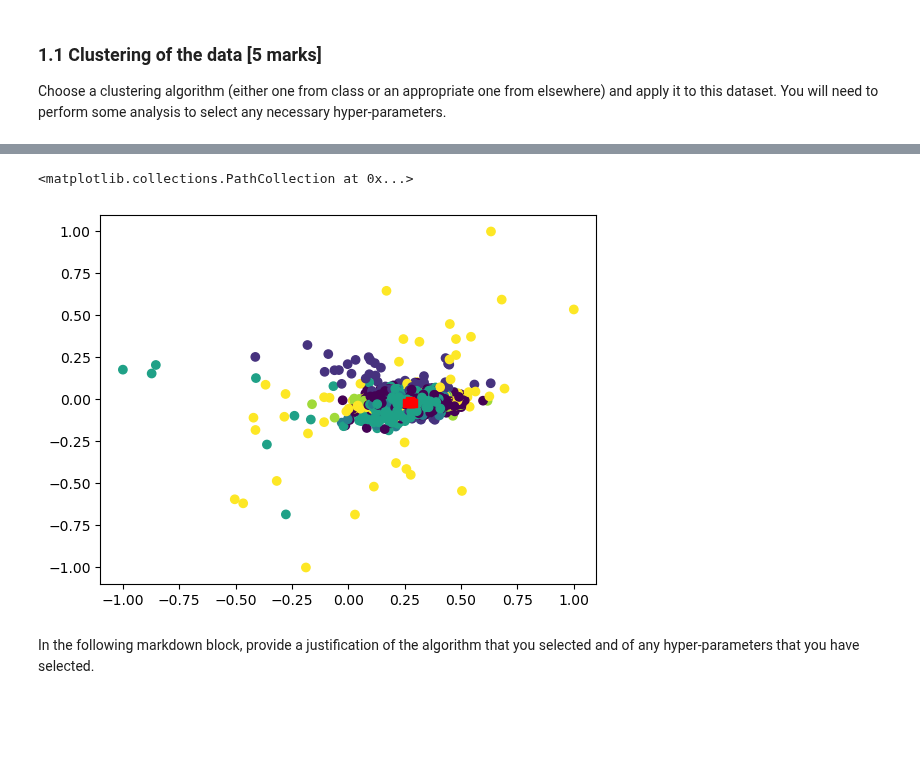
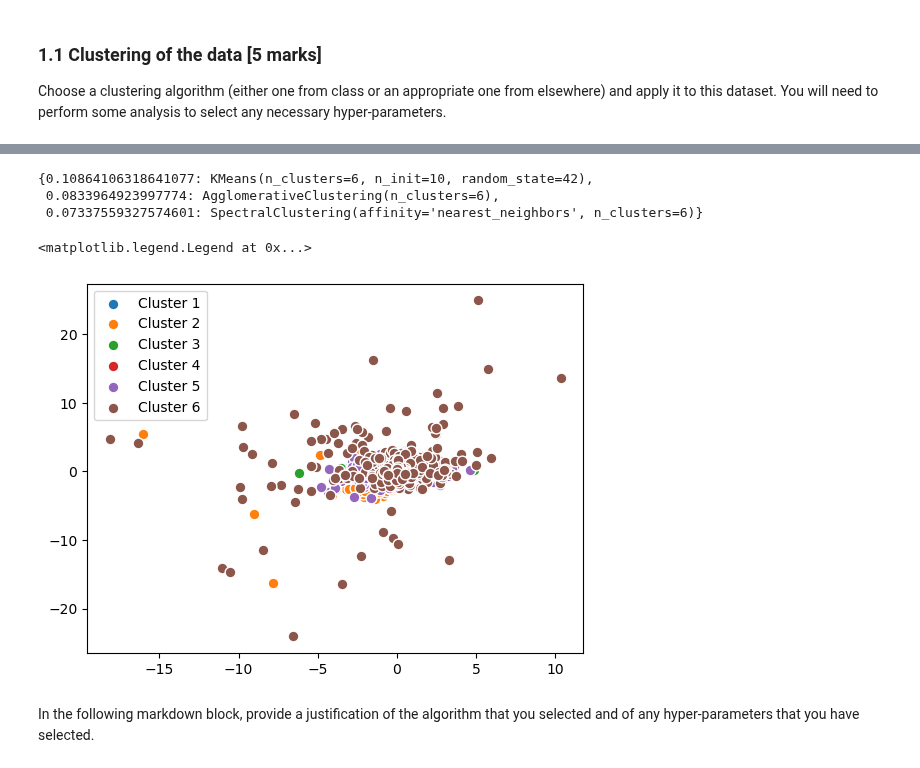
Before and after one commit to adhirajbane13/Uni_Sheffield_Module_Work, a Jupyter notebook: ML-and-AI/Assignment/assignment_ACS23AB.ipynb, the cells around one changed output, grey strips where cells are left out. Drawn from its saved outputs; the diff is of its cells as text; code cells hidden in the pictures; blank space fills up the shorter version.

```diff
--- a/ML-and-AI/Assignment/assignment_ACS23AB.ipynb
+++ b/ML-and-AI/Assignment/assignment_ACS23AB.ipynb
@@ -539,10 +498,42 @@ for i in k:
-# %%
-km_centroids, km_clusters, inertia = k_means(x_train, n_clusters=best_kmeans['K'],n_init= best_kmeans['n_init'],init=best_kmeans['init'])
-plt.scatter(x_train[:, 0], x_train[:, 1], c=km_clusters)
-plt.scatter(km_centroids[:, 0], km_centroids[:, 1], s = 30, marker='s',c='red')
-# %% [output]
-<matplotlib.collections.PathCollection at 0x...>
-[figure, removed]
+# %%
+from sklearn.cluster import KMeans,Birch,AgglomerativeClustering,SpectralClustering,DBSCAN
+from sklearn.metrics import silhouette_score
+from sklearn.preprocessing import StandardScaler
+
+score_model = {}
+x_train_standard = StandardScaler().fit_transform(x_train)
+
+model1 = KMeans(n_clusters=6, n_init=10,random_state=42)
+model1.fit_predict(x_train_standard)
+score_model[silhouette_score(x_train_standard,model1.labels_)] = model1
+
+model2 = Birch(n_clusters=6)
+model2.fit_predict(x_train_standard)
+score_model[silhouette_score(x_train_standard,model2.labels_)] = model2
+
+model3 = AgglomerativeClustering(n_clusters=6)
+model3.fit_predict(x_train_standard)
+score_model[silhouette_score(x_train_standard,model3.labels_)] = model3
+
+model4 = SpectralClustering(n_clusters=6,affinity='nearest_neighbors')
+model4.fit_predict(x_train_standard)
+score_model[silhouette_score(x_train_standard,model4.labels_)] = model4
+# %%
+score_model
+# %% [output]
+{0.10864106318641077: KMeans(n_clusters=6, n_init=10, random_state=42),
+ 0.0833964923997774: AgglomerativeClustering(n_clusters=6),
+ 0.07337559327574601: SpectralClustering(affinity='nearest_neighbors', n_clusters=6)}
+# %%
+model = score_model[max(score_model.keys())]
+clusters = np.unique(model.labels_)
+for i in range(len(clusters)):
+    cluster_points = x_train_standard[model.labels_ == i]
+    plt.scatter(cluster_points[:, 0], cluster_points[:, 1], label=f'Cluster {i + 1}', s=60, edgecolors='w')
+plt.legend()
+# %% [output]
+<matplotlib.legend.Legend at 0x...>
+[figure, added]
 # %% [markdown]
 In the following markdown block, provide a justification of the algorithm that you selected and of any hyper-parameters that you have selected.
 # %% [markdown]
```
Also changed, not shown: parts of 13 cells of this notebook, 41 other files.
